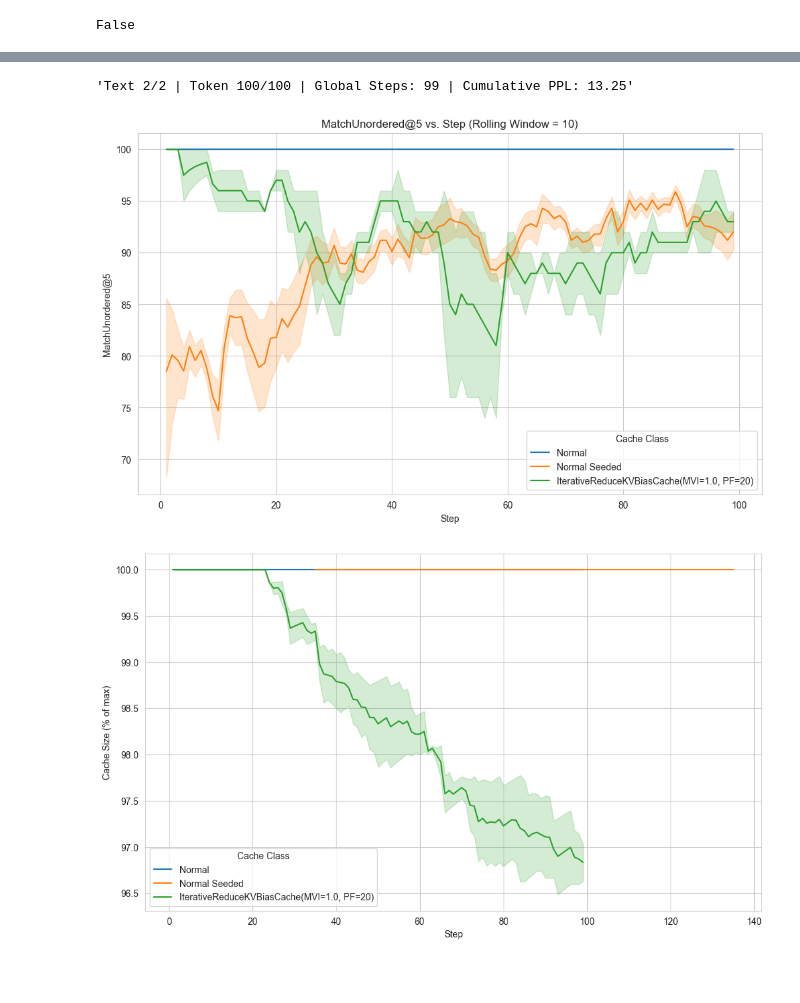
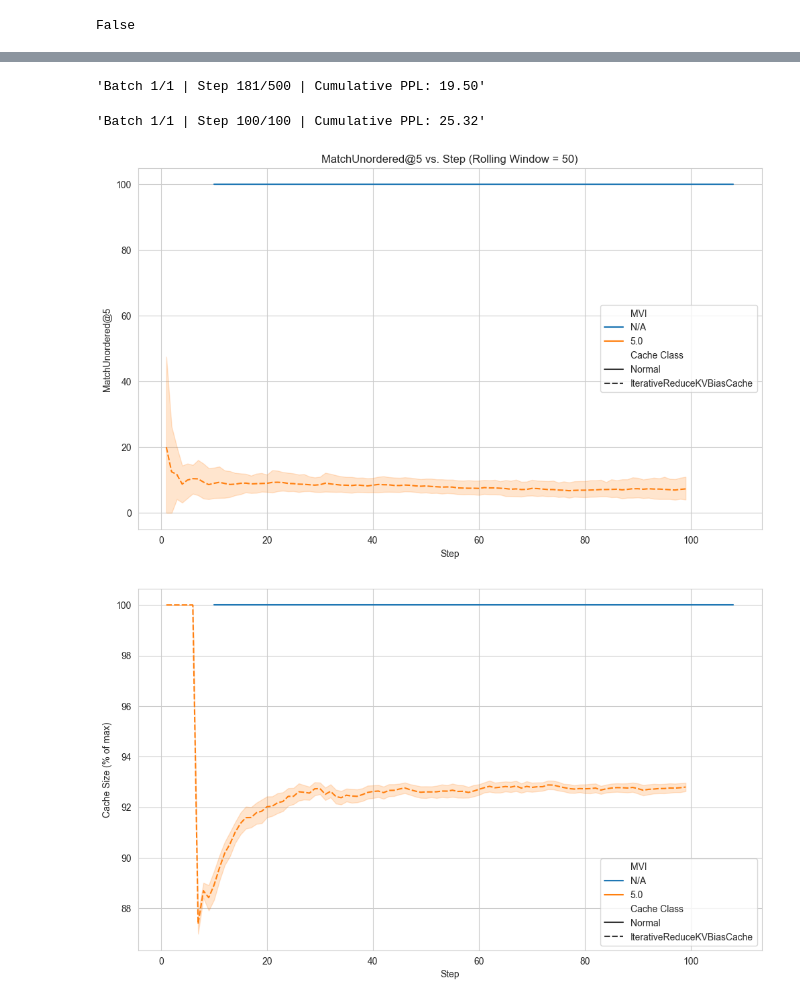
Before and after one commit to ViktorooReps/kv-cache-reduction, a Jupyter notebook: experiment.ipynb, the cells around one changed output, grey strips where cells are left out. Cells and saved outputs as stored; diff of their text form; code cells hidden in the pictures; blank space fills up the shorter version.

```diff
--- a/experiment.ipynb
+++ b/experiment.ipynb
@@ -8,7 +8,7 @@ import matplotlib.pyplot as plt
 
 from model.modeling_llama import LlamaForCausalLM as ModifiedLlama
 from transformers import AutoTokenizer, AutoModelForCausalLM
-from kvcache.iterative import IterativeReduceKVBiasCache as ModifiedCache, IterativeReduceKVBiasCache
+from kvcache.iterative import IterativeReduceKVBiasCache as ModifiedCache
 from transformers import DynamicCache
 from datasets import load_dataset
 
@@ -27,11 +27,16 @@ import pandas as pd
 import seaborn as sns
 
 DEVICE = 'mps'
-DTYPE = torch.bfloat16
+DTYPE = torch.float32
 FIRST_N = 10000
-SAMPLE_SIZE = 2
-MAX_LENGTH = 100
+
+BATCH_SIZE = 16
+SAMPLE_SIZE = 16
+MAX_LENGTH = 500
+N_SEEDED = 1
+
 PROTECT_FIRST = 20
+ROLLING_WINDOW = 50
 # %%
 torch.cuda.is_available()
 # %% [output]
@@ -211,5 +260,5 @@ def get_gold(res: list[dict]) -> list[set[int]]:
 # %%
-def plot(data, target="PPL", ylim=None, rolling_window=None):
+def plot(data, target="PPL", ylim=None, rolling_window=None, hue='MVI'):
     """
     Plots the specified target over steps from the given data. Optionally
     applies a window-based rolling mean to smooth the plot.
@@ -229,16 +278,16 @@ def plot(data, target="PPL", ylim=None, rolling_window=None):
                        .transform(lambda s: s.rolling(rolling_window, min_periods=1).mean())
 
     plt.figure(figsize=(12, 7))
-    sns.lineplot(x="Step", y=target, hue="Cache Class", data=df)
+    sns.lineplot(x="Step", y=target, style="Cache Class", hue=hue, data=df)
     if ylim:
         plt.ylim(ylim)
     plt.title(f"{target} vs. Step" + (f" (Rolling Window = {rolling_window})" if rolling_window else ""))
     plt.show()
 
 
-def plot_cache(data):
+def plot_cache(data, hue='MVI'):
     plt.figure(figsize=(12, 7))
-    sns.lineplot(y="Cache Size (% of max)", x="Step", data=pd.DataFrame(data), hue="Cache Class")
+    sns.lineplot(y="Cache Size (% of max)", x="Step", data=pd.DataFrame(data), style="Cache Class", hue=hue)
 # %%
 #texts = [texts[0]]
 # %%
@@ -247,7 +296,7 @@ model_hf.eval().to(DEVICE).to(DTYPE)
 
 tokenizer = AutoTokenizer.from_pretrained("HuggingFaceTB/SmolLM2-135M")
 # %%
-results, results_cache = stepwise_perplexity(model_hf, tokenizer, texts, cache_impl=lambda: None)
+results, results_cache = stepwise_perplexity(model_hf, tokenizer, texts, cache_impl=lambda: None, step_size=10)
 gold = get_gold(results)
-gold[:10]
+gold[0][:10], len(gold)
 # %% [output]
@@ -265,9 +314,0 @@ gold[:10]
-# %%
-# compute normal variations of the metric
-for _ in range(10):
-    res, resc = stepwise_perplexity(model_hf, tokenizer, texts, gold=gold, cache_impl=lambda: None, seed_run=True)
-    results += res
-    results_cache += resc
-
-plot(results, target="MatchUnordered@5", rolling_window=10)
-plot_cache(results_cache)
@@ -289,13 +317,25 @@ model_mod = ModifiedLlama.from_pretrained("HuggingFaceTB/SmolLM2-135M", attn_imp
 model_mod.eval().to(DEVICE).to(DTYPE)
 
 tokenizer = AutoTokenizer.from_pretrained("HuggingFaceTB/SmolLM2-135M")
+# %%
+import copy
+results_sf, results_cache_sf = copy.deepcopy(results), copy.deepcopy(results_cache)
+for step_freq in [1, 2, 4, 8, 16, 32]:
+    res, resc = stepwise_perplexity(model_mod, tokenizer, texts, gold=gold, cache_impl=lambda: ModifiedCache(max_mvi=30.0), step_size=step_freq)
+    results_sf += res
+    results_cache_sf += resc
+
+plot(results_sf, target="MatchUnordered@5", rolling_window=ROLLING_WINDOW, hue='OF')
+plot_cache(results_cache_sf, hue='OF')
+# %% [output]
+'Batch 1/1 | Step 181/500 | Cumulative PPL: 19.50'
 # %%
-res, resc = stepwise_perplexity(model_mod, tokenizer, texts, gold=gold, cache_impl=lambda: ModifiedCache(max_variance_increase=1.0, protect_first=PROTECT_FIRST), update_every=1)
+res, resc = stepwise_perplexity(model_mod, tokenizer, texts, gold=gold, cache_impl=lambda: ModifiedCache(max_mvi=5.0))
 results += res
 results_cache += resc
-plot(results, target="MatchUnordered@5", rolling_window=10)
+plot(results, target="MatchUnordered@5", rolling_window=ROLLING_WINDOW)
 plot_cache(results_cache)
 # %% [output]
-'Text 2/2 | Token 100/100 | Global Steps: 99 | Cumulative PPL: 13.25'
+'Batch 1/1 | Step 100/100 | Cumulative PPL: 25.32'
-[figure, old version]
+[figure, new version]
-[figure, old version]
+[figure, new version]
```
Also changed, not shown: parts of 32 cells of this notebook, 4 other files.
